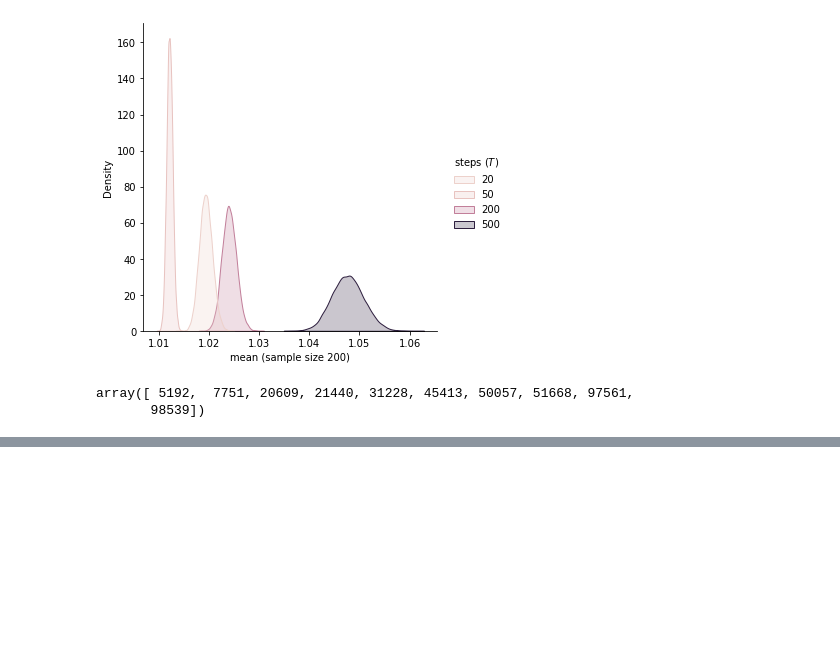
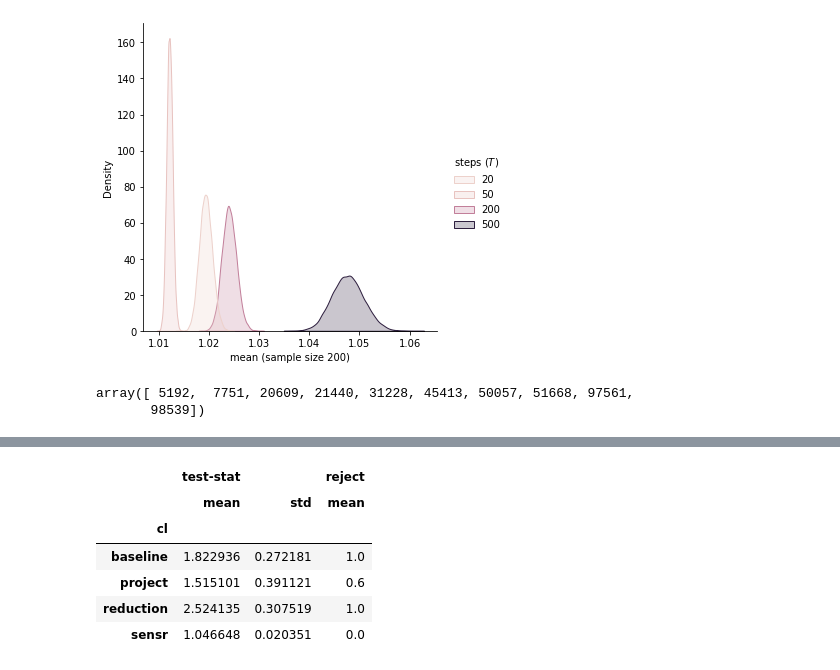
Before and after one commit to smaityumich/individual-fairness-testing, a Jupyter notebook: adult/test.ipynb, the cells around one changed output, grey strips where cells are left out. Drawn from its saved outputs; the diff is of its cells as text; code cells hidden in the pictures; blank space fills up the shorter version.

```diff
--- a/adult/test.ipynb
+++ b/adult/test.ipynb
@@ -178,0 +198,13 @@ summary
+# %%
+summary_type = {'test-stat': ['mean', 'std'], 'reject': ['mean']}
+summary = summary.groupby(['cl']).agg(summary_type)
+# %%
+summary
+# %% [output]
+|  | test-stat |  | reject |
+|  | mean | std | mean |
+| cl |  |  |  |
+| baseline | 1.822936 | 0.272181 | 1.0 |
+| project | 1.515101 | 0.391121 | 0.6 |
+| reduction | 2.524135 | 0.307519 | 1.0 |
+| sensr | 1.046648 | 0.020351 | 0.0 |
```
Also changed, not shown: parts of 6 cells of this notebook.
